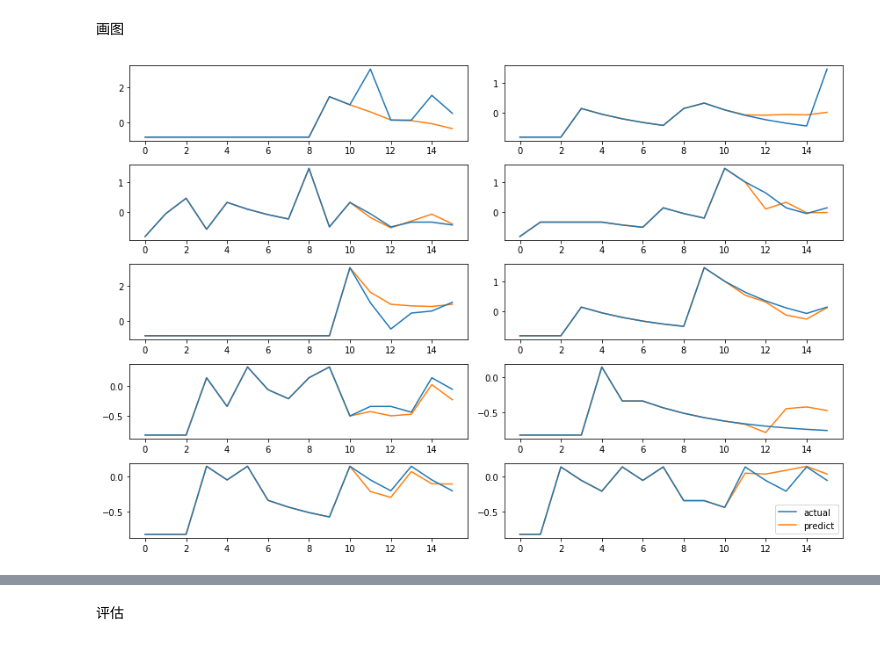
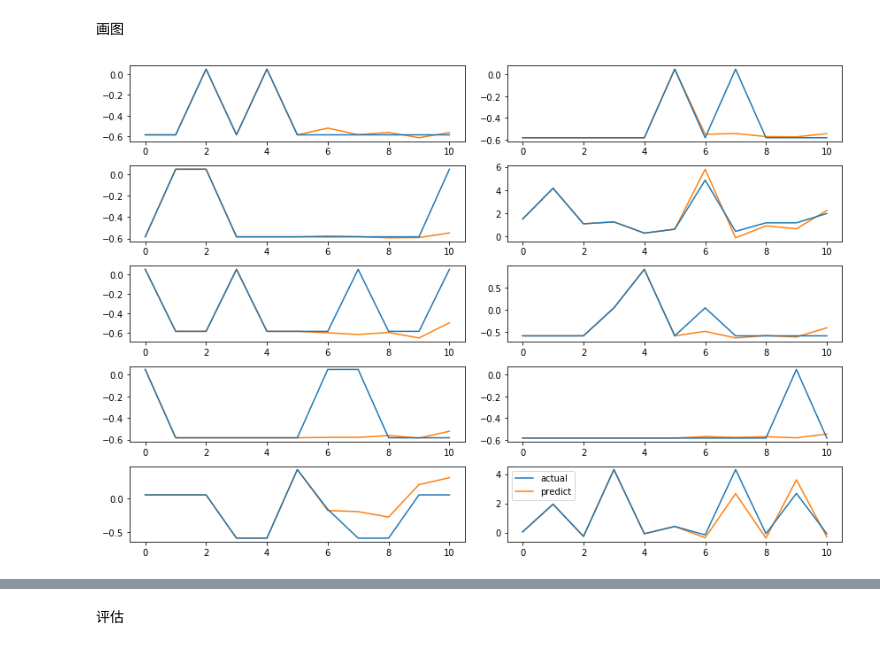
Before and after one commit to tomleung1996/Emerging_Topics_Prediction, a Jupyter notebook: baselines_split_by_years/mlp_model.ipynb, the cells around one changed output, grey strips where cells are left out. Cells and saved outputs as stored; diff of their text form; code cells hidden in the pictures.

```diff
--- a/baselines_split_by_years/mlp_model.ipynb
+++ b/baselines_split_by_years/mlp_model.ipynb
@@ -75,7 +74,9 @@ def to_supervised(data, n_inputs, ids_train, ids_test):
     return np.array(X_train), np.array(X_test), np.array(y_train), np.array(y_test)
 # %%
 scaler, data = scale_data(transplant_arr, 'standard')
-X_train, X_test, y_train, y_test, ids_train, ids_test = split_data_with_index(data, 11, 0.2)
 
-# 如果不是循环预测则不需要执行下面这一行
-X_train, X_test, y_train, y_test = to_supervised(data, 11, ids_train, ids_test)
+# Direct
+X_train, X_test, y_train, y_test = split_data_by_time(data, 6, 5, False)
+
+# Recursive
+# X_train, X_test, y_train, y_test = to_supervised(data, 6, 5)
@@ -132,5 +158,7 @@ Xs_test = build_parallel_X(X_test)
 # %%
-model = build_parallel_dnn_model(11, 11)
-history = model.fit(Xs_train, y_train, epochs=100, batch_size=16, verbose=1, validation_data=(Xs_test, y_test),
-                   callbacks=[])
+model = build_recursive_dnn_model()
+history = model.fit(X_train, y_train, epochs=100, batch_size=16, verbose=1, validation_data=(X_test, y_test),
+                   callbacks=[
+
+                   ])
 # %% [output]
@@ -176,21 +220,25 @@ y_pred = model.predict(Xs_train).reshape(y_train.shape)
+# %%
+y_pred = model.predict(X_test)
+train_pred = model.predict(X_train)
 # %% [markdown]
 画图
 # %%
-X_train, X_test, y_train, y_test, ids_train, ids_test = split_data_with_index(data, 11, 0.2)
+# X_train, X_test, y_train, y_test, ids_train, ids_test = split_data_with_index(data, 11, 0.2)
+X_train, X_test, y_train, y_test = split_data_by_time(data, 6, 5, False)
 # %%
 # 训练集
 ids = random.sample(range(len(y_test)), 10)
 
 plt.figure(figsize=(12,8))
 for i in range(10):
     plt.subplot(5,2,i+1)
     plt.plot(np.concatenate((X_train[ids[i], :, -2], y_train[ids[i]].reshape(-1)), axis=None), label='actual', zorder=1)
-    plt.plot(np.concatenate((X_train[ids[i], :, -2], y_pred[ids[i]].reshape(-1)), axis=None), label='predict', zorder=0)
+    plt.plot(np.concatenate((X_train[ids[i], :, -2], train_pred[ids[i]].reshape(-1)), axis=None), label='predict', zorder=0)
 plt.legend()
 plt.tight_layout()
 plt.show()
 # %% [output]
-[figure, old version]
+[figure, new version]
 # %%
 # 测试集
 ids = random.sample(range(len(y_test)), 10)
```
Also changed, not shown: parts of 17 cells of this notebook, 7 other files.
